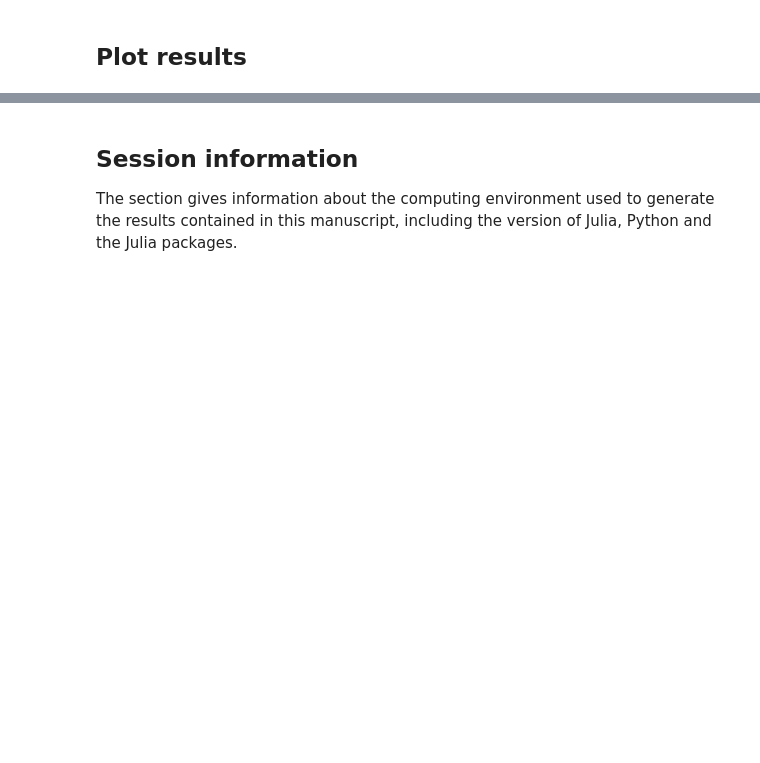
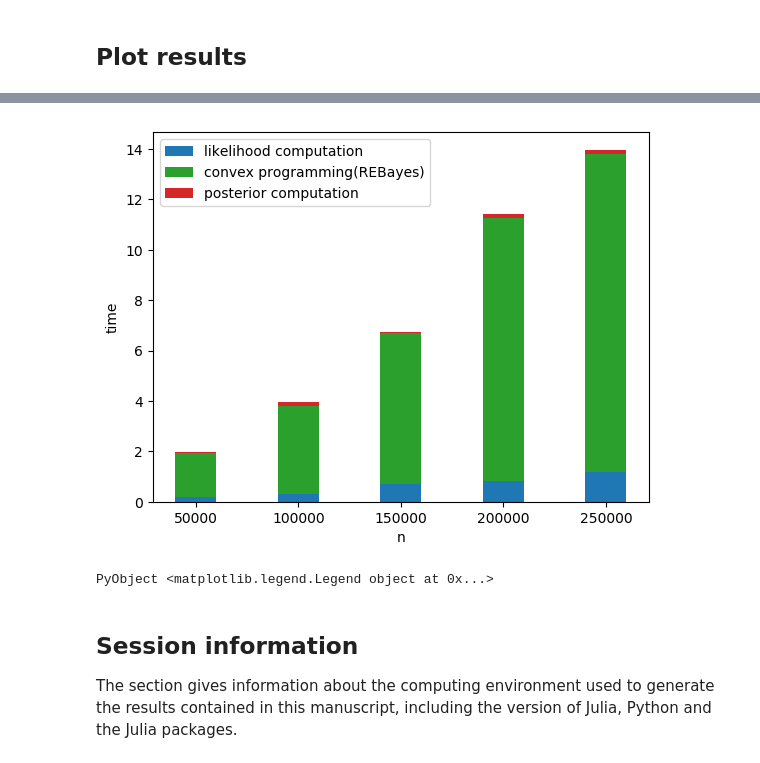
Before and after one commit to stephenslab/mixsqp-paper, a Jupyter notebook: analysis/ash_computation_time.ipynb, the cells around one changed output, grey strips where cells are left out. Cells and saved outputs as stored; diff of their text form; code cells hidden in the pictures; blank space fills up the shorter version.

```diff
--- a/analysis/ash_computation_time.ipynb
+++ b/analysis/ash_computation_time.ipynb
@@ -49,4 +63,18 @@ ax[:legend](["likelihood computation";"low-rank approximation of L";"convex prog
 PyObject <matplotlib.legend.Legend object at 0x...>
+# %%
+fig, ax = subplots()
+ax[:bar](n,t1[:,1], width=2e4)
+ax[:bar](n,t1[:,2], bottom = t1[:,1], width=2e4, color = "C2")
+ax[:bar](n,t1[:,3], bottom = sum(t1[:,1:2],2)[:], width=2e4, color = "C3")
+xlabel("n")
+ylabel("time")
+ax[:legend](["likelihood computation";"convex programming(REBayes)";"posterior computation"])
+
+# they are in the same scale (time per n).
+# For smaller n, other issues (e.g. memory allocation) take considerable amount of time.
+# %% [output]
+[figure, added]
+PyObject <matplotlib.legend.Legend object at 0x...>
 # %% [markdown]
 ## Session information
 
```
Also changed, not shown: parts of 6 cells of this notebook.
